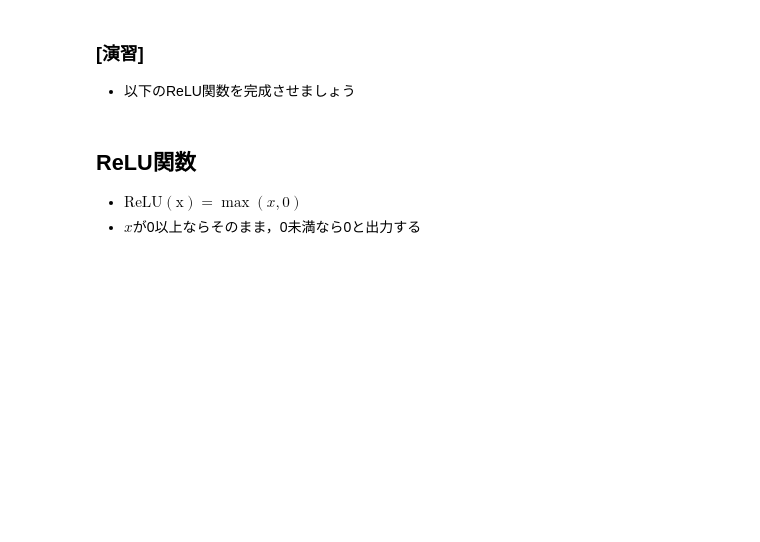
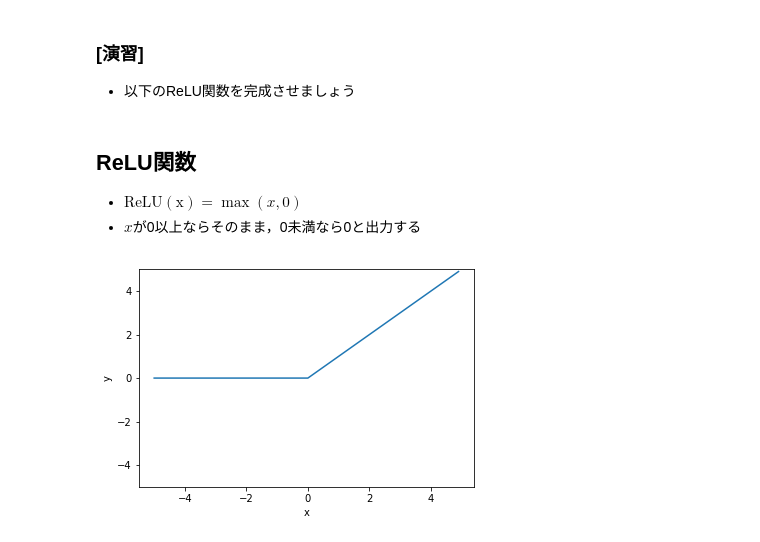
Before and after one commit to dychi/skillup-ai, a Jupyter notebook: Day3/2_notebook/10_activate_function_trainee.ipynb, the cells around one changed output. Saved outputs shown, nothing was run; the diff lists cells and outputs as text; code cells hidden in the pictures; blank space fills up the shorter version.

```diff
--- a/Day3/2_notebook/10_activate_function_trainee.ipynb
+++ b/Day3/2_notebook/10_activate_function_trainee.ipynb
@@ -58,15 +58,16 @@ plt.show()
 # %%
 def relu(x):
     """
     この関数を編集する
     """
-
-    return x
+    return x * np.array(x>0).astype(np.int)
 
 x = np.arange(-5,5,0.1)
 y = relu(x)
 plt.plot(x,y)
 plt.xlabel("x")
 plt.ylabel("y")
 plt.ylim([-5.0,5])
 plt.show()
+# %% [output]
+[figure, added]
```
Also changed, not shown: 4 other files.
